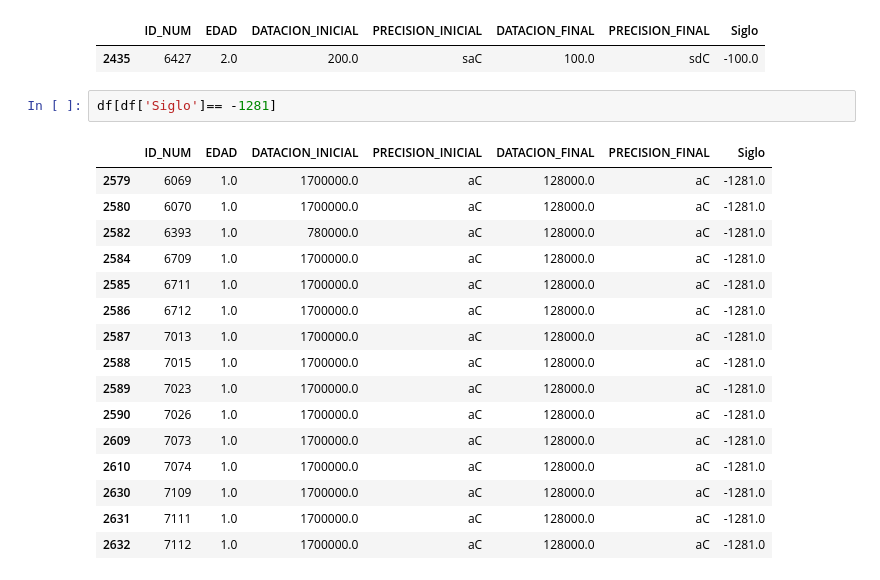
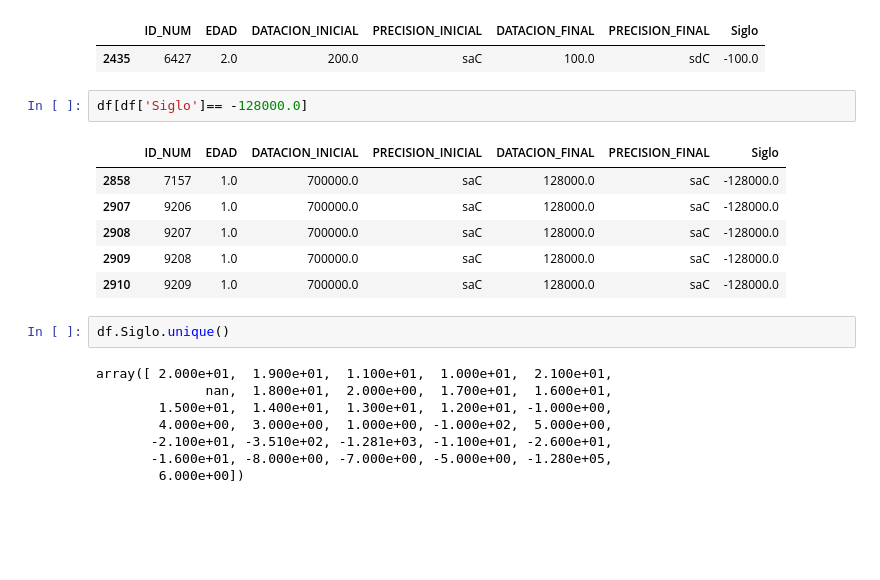
Before and after one commit to IA2021UR/trabajo-ia-en-la-comunidad-de-la-rioja-equipo-10, a Jupyter notebook: Trabajo.ipynb, the cells around one changed output. Saved outputs shown, nothing was run; the diff lists cells and outputs as text; blank space fills up the shorter version.

```diff
--- a/Trabajo.ipynb
+++ b/Trabajo.ipynb
@@ -317,21 +317,21 @@ df[df['ID_NUM']== 6427]
 |  | ID_NUM | EDAD | DATACION_INICIAL | PRECISION_INICIAL | DATACION_FINAL | PRECISION_FINAL | Siglo |
 | 2435 | 6427 | 2.0 | 200.0 | saC | 100.0 | sdC | -100.0 |
 # %%
-df[df['Siglo']== -1281]
+df[df['Siglo']== -128000.0]
 # %% [output]
 |  | ID_NUM | EDAD | DATACION_INICIAL | PRECISION_INICIAL | DATACION_FINAL | PRECISION_FINAL | Siglo |
-| 2579 | 6069 | 1.0 | 1700000.0 | aC | 128000.0 | aC | -1281.0 |
-| 2580 | 6070 | 1.0 | 1700000.0 | aC | 128000.0 | aC | -1281.0 |
-| 2582 | 6393 | 1.0 | 780000.0 | aC | 128000.0 | aC | -1281.0 |
-| 2584 | 6709 | 1.0 | 1700000.0 | aC | 128000.0 | aC | -1281.0 |
-| 2585 | 6711 | 1.0 | 1700000.0 | aC | 128000.0 | aC | -1281.0 |
-| 2586 | 6712 | 1.0 | 1700000.0 | aC | 128000.0 | aC | -1281.0 |
-| 2587 | 7013 | 1.0 | 1700000.0 | aC | 128000.0 | aC | -1281.0 |
-| 2588 | 7015 | 1.0 | 1700000.0 | aC | 128000.0 | aC | -1281.0 |
-| 2589 | 7023 | 1.0 | 1700000.0 | aC | 128000.0 | aC | -1281.0 |
-| 2590 | 7026 | 1.0 | 1700000.0 | aC | 128000.0 | aC | -1281.0 |
-| 2609 | 7073 | 1.0 | 1700000.0 | aC | 128000.0 | aC | -1281.0 |
-| 2610 | 7074 | 1.0 | 1700000.0 | aC | 128000.0 | aC | -1281.0 |
-| 2630 | 7109 | 1.0 | 1700000.0 | aC | 128000.0 | aC | -1281.0 |
-| 2631 | 7111 | 1.0 | 1700000.0 | aC | 128000.0 | aC | -1281.0 |
-| 2632 | 7112 | 1.0 | 1700000.0 | aC | 128000.0 | aC | -1281.0 |
+| 2858 | 7157 | 1.0 | 700000.0 | saC | 128000.0 | saC | -128000.0 |
+| 2907 | 9206 | 1.0 | 700000.0 | saC | 128000.0 | saC | -128000.0 |
+| 2908 | 9207 | 1.0 | 700000.0 | saC | 128000.0 | saC | -128000.0 |
+| 2909 | 9208 | 1.0 | 700000.0 | saC | 128000.0 | saC | -128000.0 |
+| 2910 | 9209 | 1.0 | 700000.0 | saC | 128000.0 | saC | -128000.0 |
+# %%
+df.Siglo.unique()
+# %% [output]
+array([ 2.000e+01,  1.900e+01,  1.100e+01,  1.000e+01,  2.100e+01,
+              nan,  1.800e+01,  2.000e+00,  1.700e+01,  1.600e+01,
+        1.500e+01,  1.400e+01,  1.300e+01,  1.200e+01, -1.000e+00,
+        4.000e+00,  3.000e+00,  1.000e+00, -1.000e+02,  5.000e+00,
+       -2.100e+01, -3.510e+02, -1.281e+03, -1.100e+01, -2.600e+01,
+       -1.600e+01, -8.000e+00, -7.000e+00, -5.000e+00, -1.280e+05,
+        6.000e+00])
```
Also changed, not shown: parts of 4 cells of this notebook.
